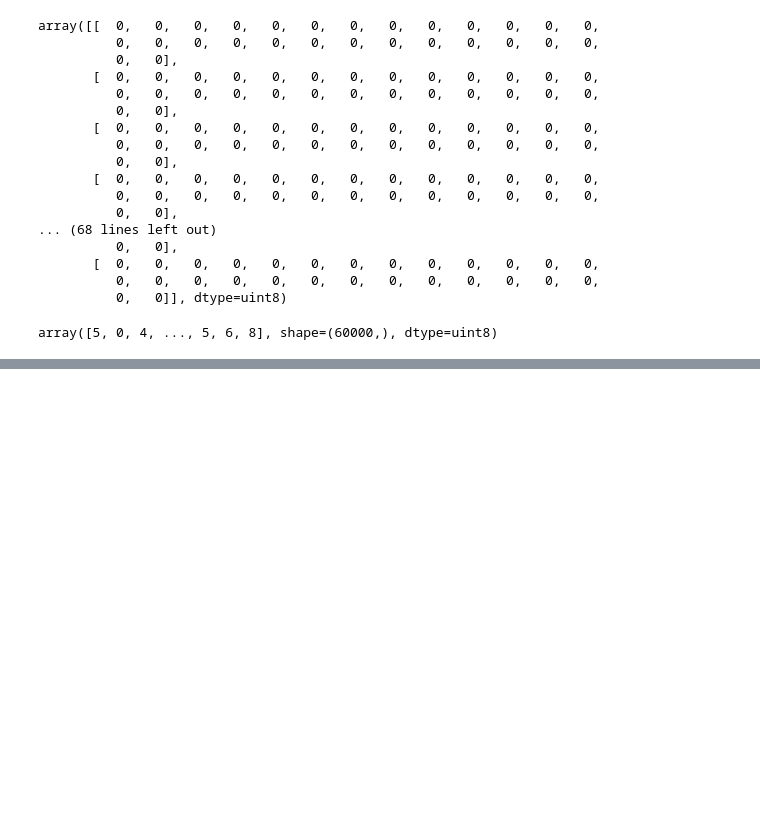
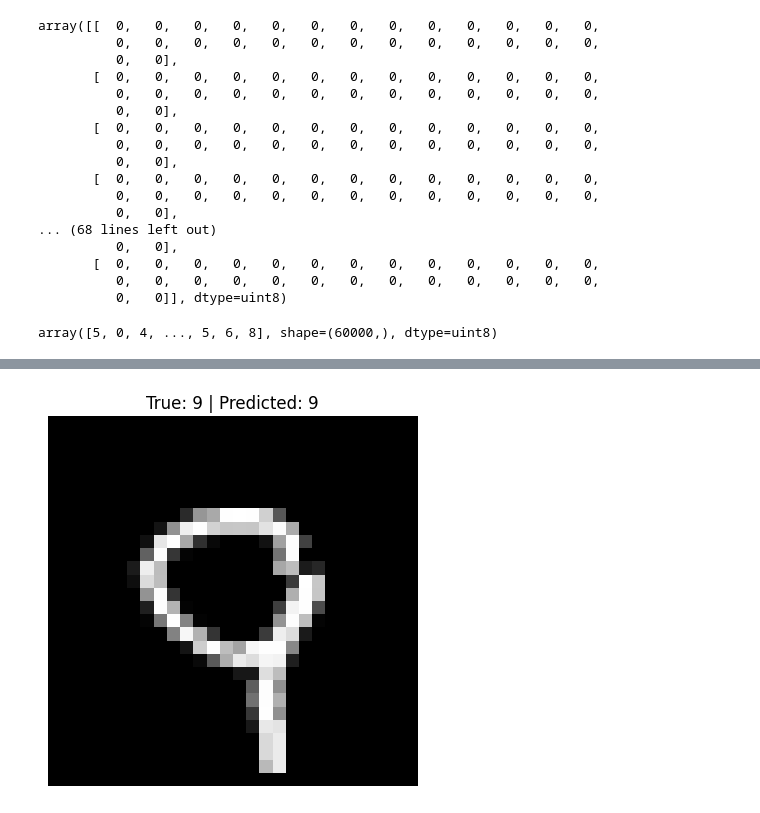
Before and after one commit to arybadj/deep-learning, a Jupyter notebook: mnist dl tensorflow/app.ipynb, the cells around one changed output, grey strips where cells are left out. Drawn from its saved outputs; the diff is of its cells as text; code cells hidden in the pictures; blank space fills up the shorter version.

Commit message:
tensorflow revision first project

```diff
--- a/mnist dl tensorflow/app.ipynb
+++ b/mnist dl tensorflow/app.ipynb
@@ -112,0 +111,10 @@ array([5, 0, 4, ..., 5, 6, 8], shape=(60000,), dtype=uint8)
+# %%
+# first ann model
+model=Sequential([
+    Flatten(input_shape=(28,28)),#flattening the image>>28x28=784 features
+    Dense(128,activation='relu'), # first hidden layer. why 128? anything in 2 ki power
+    Dense(64,activation='relu'), #second
+    Dense(10,activation='softmax') #output layer
+]
+
+)
@@ -112,0 +139,4 @@ array([5, 0, 4, ..., 5, 6, 8], shape=(60000,), dtype=uint8)
+# %%
+model.compile(optimizer='adam',loss='categorical_crossentropy',metrics=['accuracy'])
+# %%
+history=model.fit(x_train,y_train_cat,epochs=5,batch_size=100,validation_split=0.1,verbose=2)
@@ -112,0 +184,20 @@ array([5, 0, 4, ..., 5, 6, 8], shape=(60000,), dtype=uint8)
+# %%
+def show_random_prediction(model, x_test, y_test_cat):
+    import numpy as np
+    import matplotlib.pyplot as plt
+
+    idx = np.random.randint(0, x_test.shape[0])
+    img = x_test[idx]
+    true_label = np.argmax(y_test_cat[idx])
+
+    pred = model.predict(img.reshape(1, 28, 28), verbose=0)
+    pred_label = np.argmax(pred)
+
+    plt.imshow(img, cmap='gray')
+    plt.axis('off')
+    plt.title(f"True: {true_label} | Predicted: {pred_label}")
+    plt.show()
+# %%
+show_random_prediction(model, x_test, y_test_cat)
+# %% [output]
+[figure, added]
```
Also changed, not shown: parts of 20 cells of this notebook.
